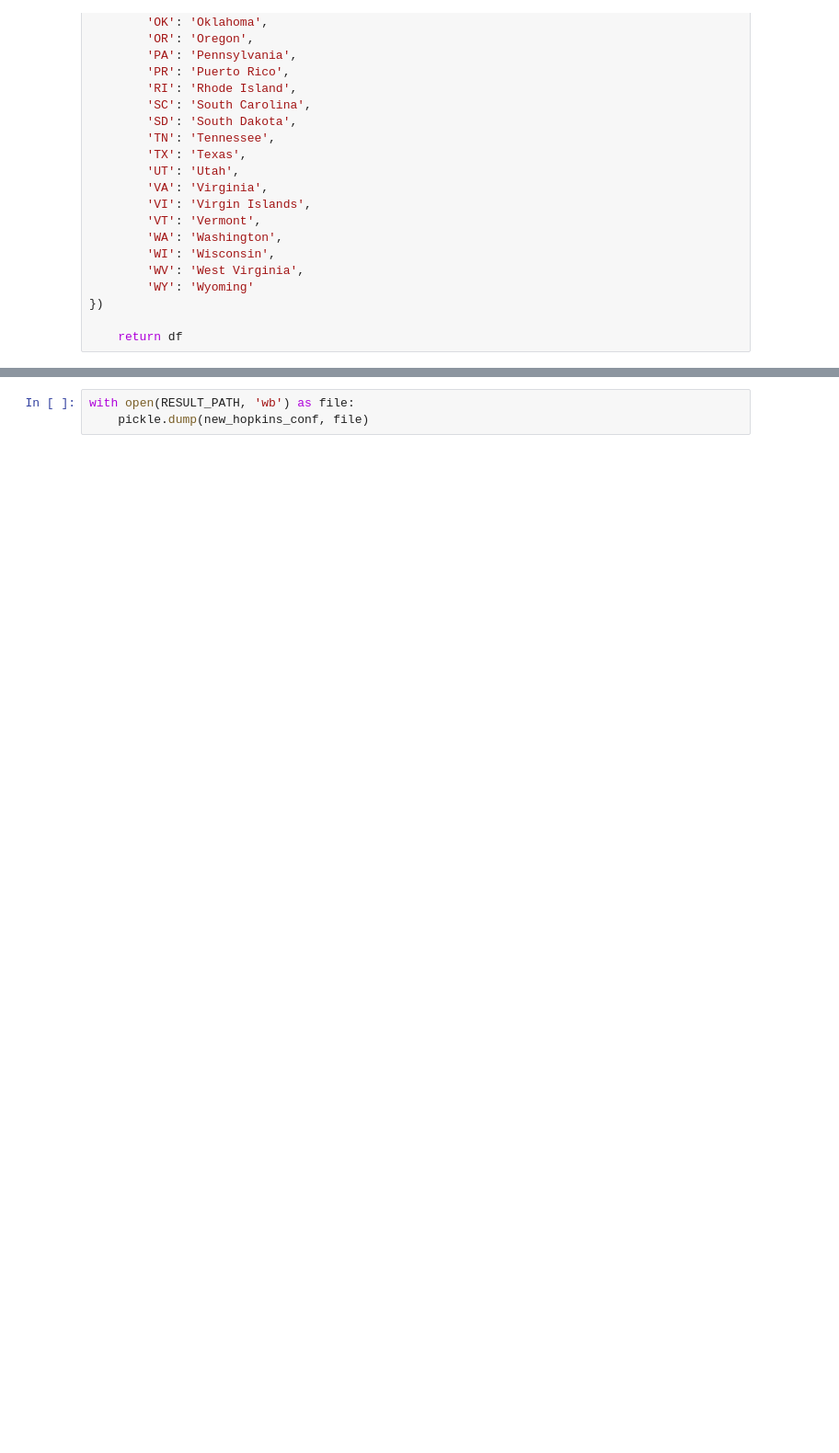
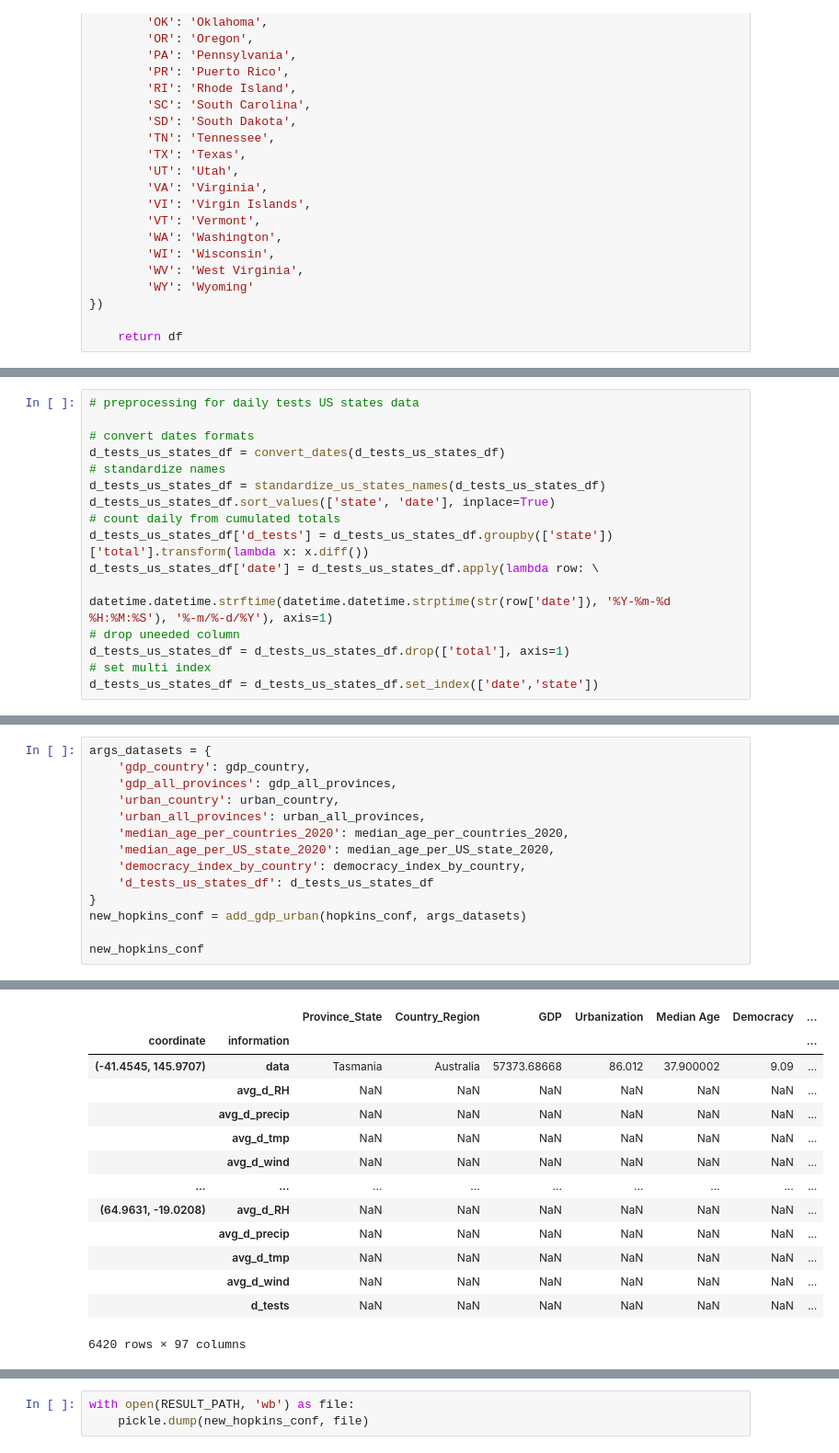
Before and after one commit to hopl1t/covid19, a Jupyter notebook: notebooks/add_gdp_urban_tests_to_pickle_1504.ipynb, the cells around one changed output, grey strips where cells are left out. Shown: that part at 92% size. Saved outputs shown, nothing was run; the diff lists cells and outputs as text; blank space fills up the shorter version.

```diff
--- a/notebooks/add_gdp_urban_tests_to_pickle_1504.ipynb
+++ b/notebooks/add_gdp_urban_tests_to_pickle_1504.ipynb
@@ -699,0 +390,16 @@ check.head(20)
+# %%
+# preprocessing for daily tests US states data
+
+# convert dates formats
+d_tests_us_states_df = convert_dates(d_tests_us_states_df)
+# standardize names
+d_tests_us_states_df = standardize_us_states_names(d_tests_us_states_df)
+d_tests_us_states_df.sort_values(['state', 'date'], inplace=True)
+# count daily from cumulated totals
+d_tests_us_states_df['d_tests'] = d_tests_us_states_df.groupby(['state'])['total'].transform(lambda x: x.diff())
+d_tests_us_states_df['date'] = d_tests_us_states_df.apply(lambda row: \
+                            datetime.datetime.strftime(datetime.datetime.strptime(str(row['date']), '%Y-%m-%d %H:%M:%S'), '%-m/%-d/%Y'), axis=1)
+# drop uneeded column
+d_tests_us_states_df = d_tests_us_states_df.drop(['total'], axis=1)
+# set multi index
+d_tests_us_states_df = d_tests_us_states_df.set_index(['date','state'])
@@ -699,0 +516,15 @@ check.head(20)
+# %%
+args_datasets = {
+    'gdp_country': gdp_country,
+    'gdp_all_provinces': gdp_all_provinces,
+    'urban_country': urban_country,
+    'urban_all_provinces': urban_all_provinces,
+    'median_age_per_countries_2020': median_age_per_countries_2020,
+    'median_age_per_US_state_2020': median_age_per_US_state_2020,
+    'democracy_index_by_country': democracy_index_by_country,
+    'd_tests_us_states_df': d_tests_us_states_df
+}
+new_hopkins_conf = add_gdp_urban(hopkins_conf, args_datasets)
+
+new_hopkins_conf
+# %% [output]
@@ -699,0 +548,14 @@ check.head(20)
+|  |  | Province_State | Country_Region | GDP | Urbanization | Median Age | Democracy | ... |
+| coordinate | information |  |  |  |  |  |  | ... |
+| (-41.4545, 145.9707) | data | Tasmania | Australia | 57373.68668 | 86.012 | 37.900002 | 9.09 | ... |
+|  | avg_d_RH | NaN | NaN | NaN | NaN | NaN | NaN | ... |
+|  | avg_d_precip | NaN | NaN | NaN | NaN | NaN | NaN | ... |
+|  | avg_d_tmp | NaN | NaN | NaN | NaN | NaN | NaN | ... |
+|  | avg_d_wind | NaN | NaN | NaN | NaN | NaN | NaN | ... |
+| ... | ... | ... | ... | ... | ... | ... | ... | ... |
+| (64.9631, -19.0208) | avg_d_RH | NaN | NaN | NaN | NaN | NaN | NaN | ... |
+|  | avg_d_precip | NaN | NaN | NaN | NaN | NaN | NaN | ... |
+|  | avg_d_tmp | NaN | NaN | NaN | NaN | NaN | NaN | ... |
+|  | avg_d_wind | NaN | NaN | NaN | NaN | NaN | NaN | ... |
+|  | d_tests | NaN | NaN | NaN | NaN | NaN | NaN | ... |
+6420 rows × 97 columns
```
Also changed, not shown: parts of 79 cells of this notebook, 1 other file.
